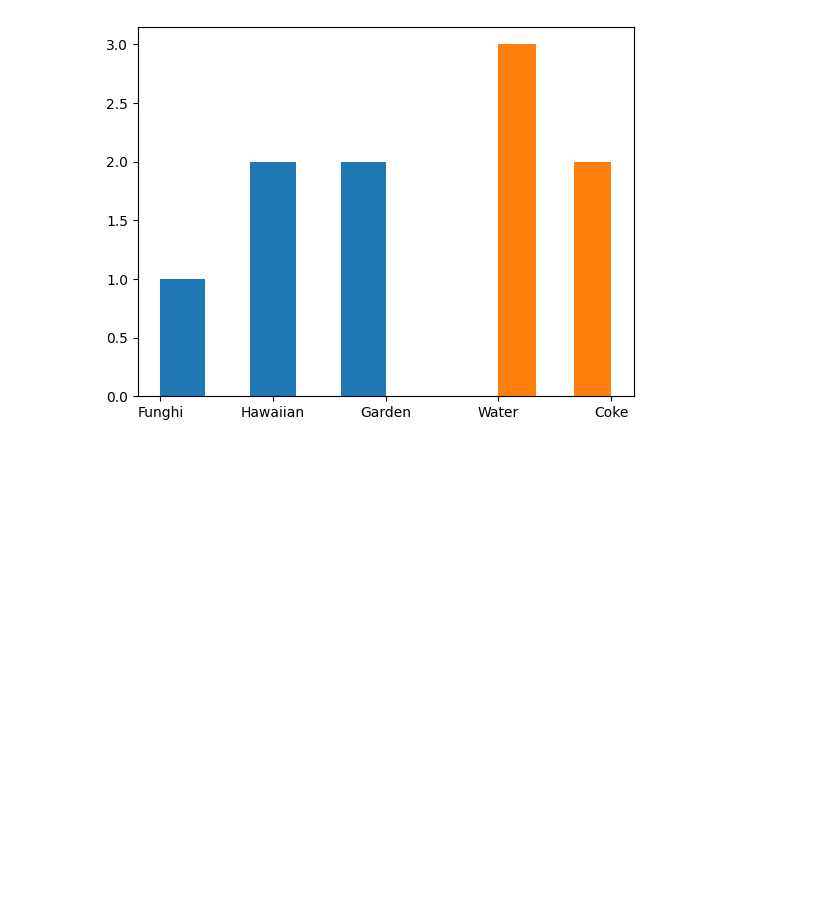
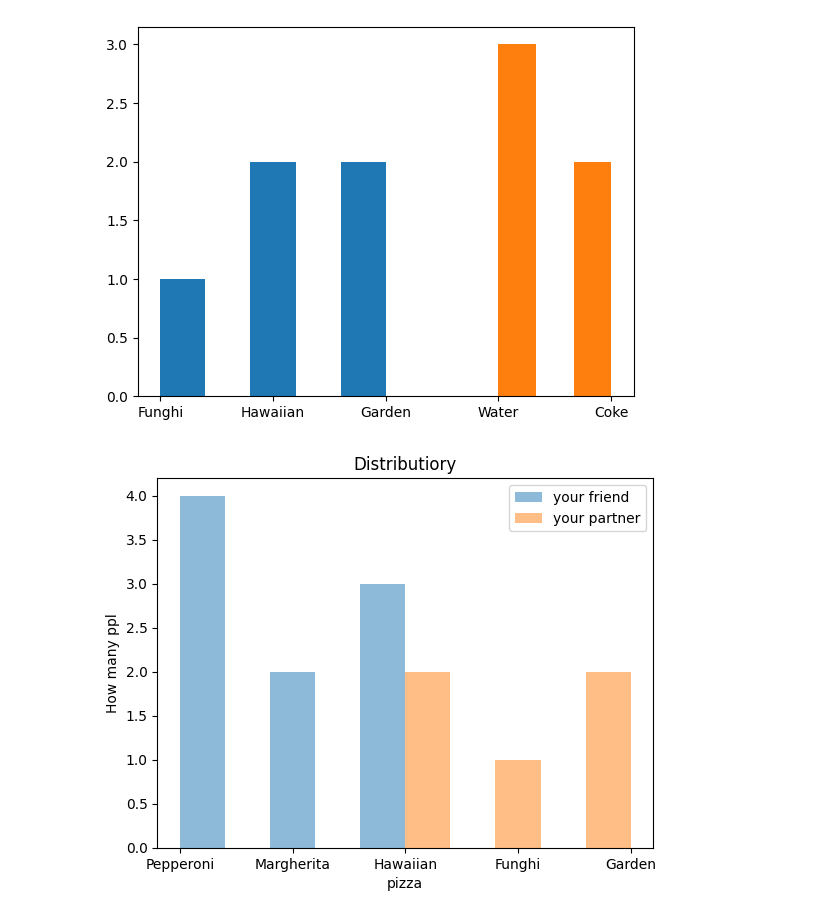
Before and after one commit to Eunah-xyz/git-it-together, a Jupyter notebook: Eunah_DataAmongUs_assignment.ipynb, the cells around one changed output. Cells and saved outputs as stored; diff of their text form; code cells hidden in the pictures; blank space fills up the shorter version.

Commit message:
Update on DataAmongUs Assignment

```diff
--- a/Eunah_DataAmongUs_assignment.ipynb
+++ b/Eunah_DataAmongUs_assignment.ipynb
@@ -174,0 +183,17 @@ plt.hist(df_partner.drink, bins = 3)
+# %%
+# ppl's pizza order depending on their preference over their friends and partners
+
+df_call = data_among_us.groupby('call')
+
+df_call_friend = df_call.get_group('Your friend')
+df_call_partner = df_call.get_group('Your partner')
+
+plt.hist(df_call_friend['pizza'], bins=5, label='your friend', alpha=0.5)
+plt.hist(df_call_partner['pizza'], bins=5, label='your partner', alpha=0.5)
+plt.xlabel('pizza')
+plt.ylabel('How many ppl')
+plt.title('Distributiory')
+plt.legend()
+plt.show()
+# %% [output]
+[figure, added]
```
Also changed, not shown: parts of 11 cells of this notebook.
